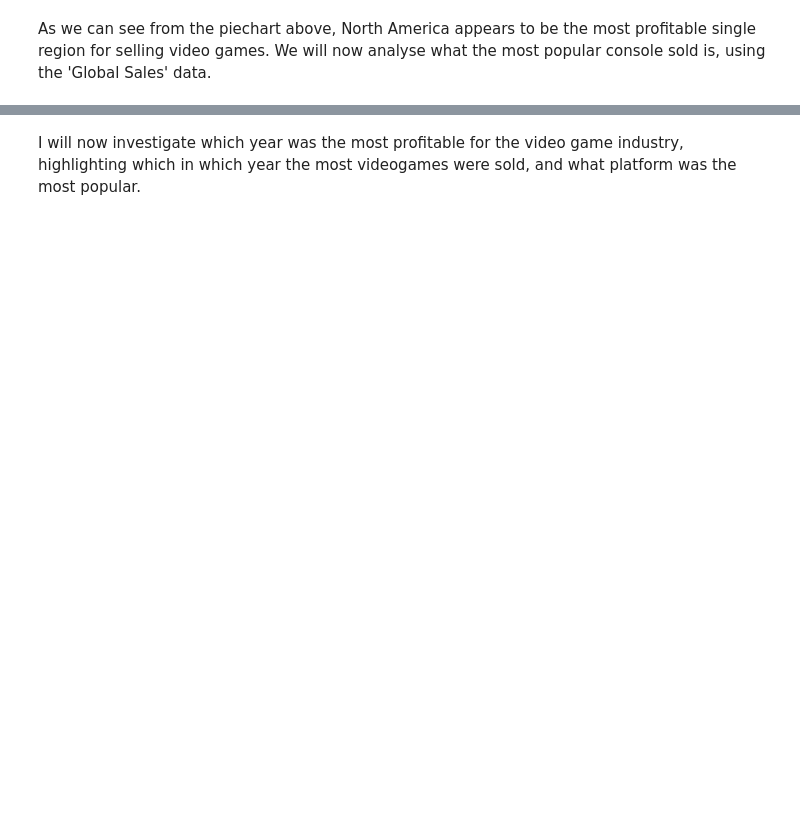
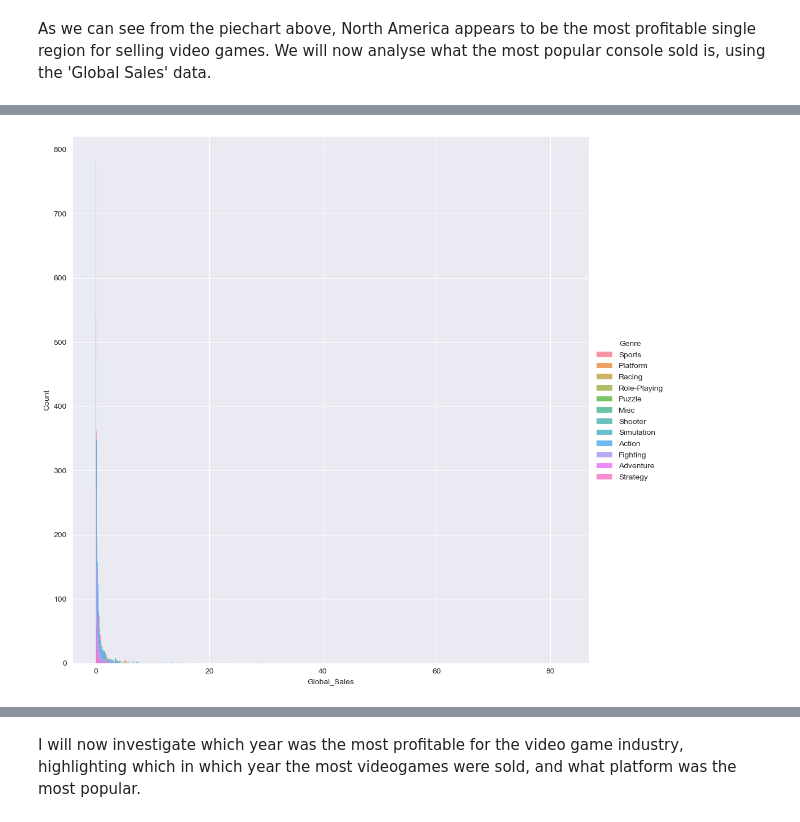
Before and after one commit to SeanE15/Programming-for-Data-Analysis, a Jupyter notebook: Assignment 1/PfDA Project 1.ipynb, the cells around one changed output, grey strips where cells are left out. Drawn from its saved outputs; the diff is of its cells as text; code cells hidden in the pictures; blank space fills up the shorter version.

Commit message:
Made more updates to genre analysis - very confused at the moment

```diff
--- a/Assignment 1/PfDA Project 1.ipynb
+++ b/Assignment 1/PfDA Project 1.ipynb
@@ -103,3 +154,10 @@ plt.show()
+# %%
+# I will now plot the above dataframe on a barchart for easier comparison
+
+sns.FacetGrid(games, hue='Genre', height=10).map(sns.histplot, "Global_Sales").add_legend()
+plt.show()
+# %% [output]
+[figure, added]
 # %%
 sns.set_style("darkgrid")
 sns.pairplot(games,hue="Genre")
```
Also changed, not shown: parts of 18 cells of this notebook, 1 other file.
